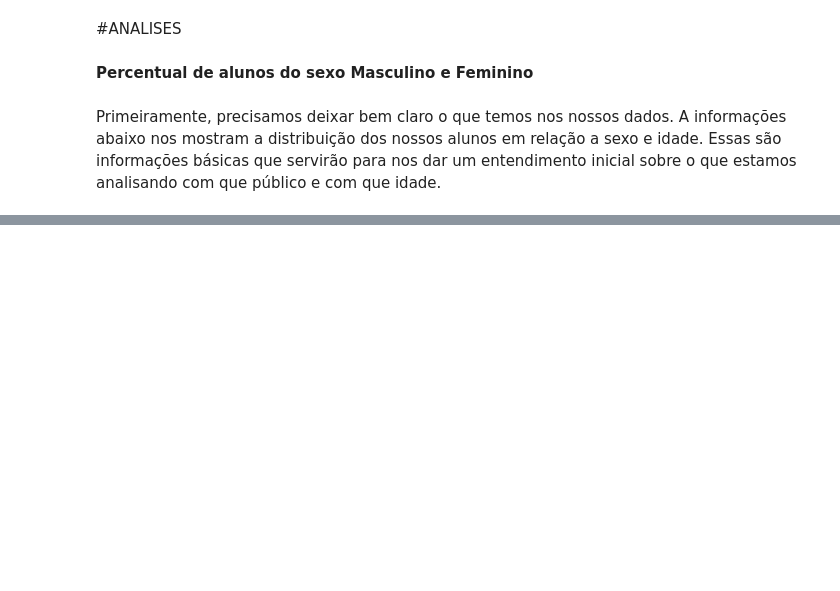
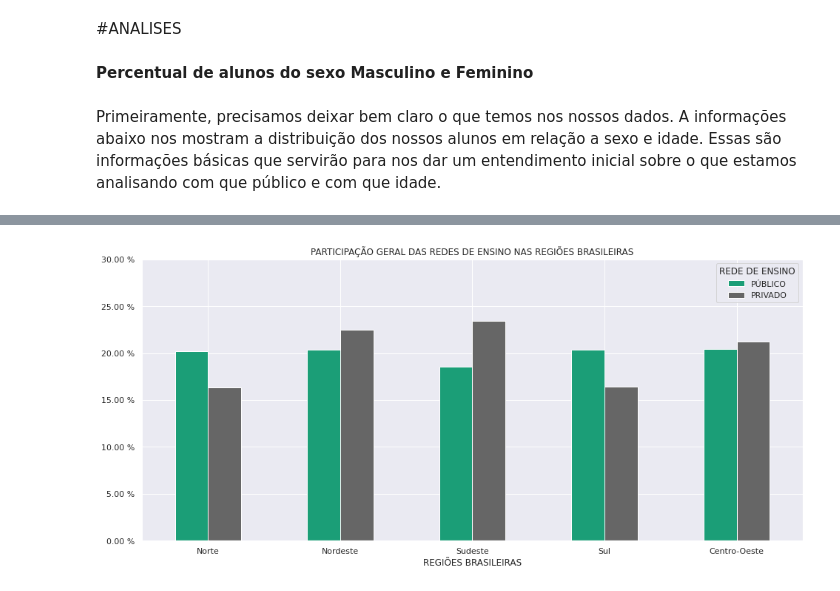
Before and after one commit to MatheusOrange211/Bootcamp-Alura, a Jupyter notebook: PROJETO_MODULO_3.ipynb, the cells around one changed output, grey strips where cells are left out. Cells and saved outputs as stored; diff of their text form; code cells hidden in the pictures; blank space fills up the shorter version.

```diff
--- a/PROJETO_MODULO_3.ipynb
+++ b/PROJETO_MODULO_3.ipynb
@@ -222,0 +157,3 @@ pd.crosstab(dados["VB12002"],dados["VB01001"],normalize='columns').round(2) *100
+# %%
+dados = pd.read_csv(zip.open(amostra_alunoescola),sep=';',thousands='.',decimal=',')
+dados
@@ -222,0 +176,10 @@ pd.crosstab(dados["VB12002"],dados["VB01001"],normalize='columns').round(2) *100
+# %%
+dicio_REGEOGR ={
+  1: 	"Norte",
+  2:	"Nordeste",
+  3:	"Sudeste",
+  4:	"Sul",
+  5:	"Centro-Oeste"
+}
+
+formated_table(dados['REGEOGR'],dicio_REGEOGR,"REGIÃO AONDE SE SITUA")
@@ -222,0 +220,13 @@ pd.crosstab(dados["VB12002"],dados["VB01001"],normalize='columns').round(2) *100
+# %%
+escola_info = crosstab_data(dados['REGEOGR'],dados["V0007"], normal="index" ,
+                            dicio1=dicio_REGEOGR,
+                            dicio2={1:"Público_regiao",2:"Privada_regiao"})
+
+escola_info[["PUBLICO_GERAL","PRIVADO_GERAL"]] = crosstab_data(dados['REGEOGR'],
+                                                               dados["V0007"],
+                                                               normal="columns" ,
+                                                               dicio1=dicio_REGEOGR,
+                                                               dicio2={1:"Público",2:"Privada"})
+
+
+escola_info
@@ -222,0 +243,13 @@ pd.crosstab(dados["VB12002"],dados["VB01001"],normalize='columns').round(2) *100
+# %%
+ax = escola_info[["PUBLICO_GERAL","PRIVADO_GERAL"]].plot(kind="bar",figsize=(16,7),colormap="Dark2")
+plt.legend(title="REDE DE ENSINO",labels=["PÚBLICO","PRIVADO"])
+
+ax.yaxis.set_major_formatter(ticker.StrMethodFormatter("{x:,.2f} %"))
+
+plt.xticks(rotation=0)
+plt.xlabel("REGIÕES BRASILEIRAS")
+plt.ylim(0,30)
+plt.title("PARTICIPAÇÃO GERAL DAS REDES DE ENSINO NAS REGIÕES BRASILEIRAS")
+plt.show()
+# %% [output]
+[figure, added]
```
Also changed, not shown: parts of 71 cells of this notebook.
